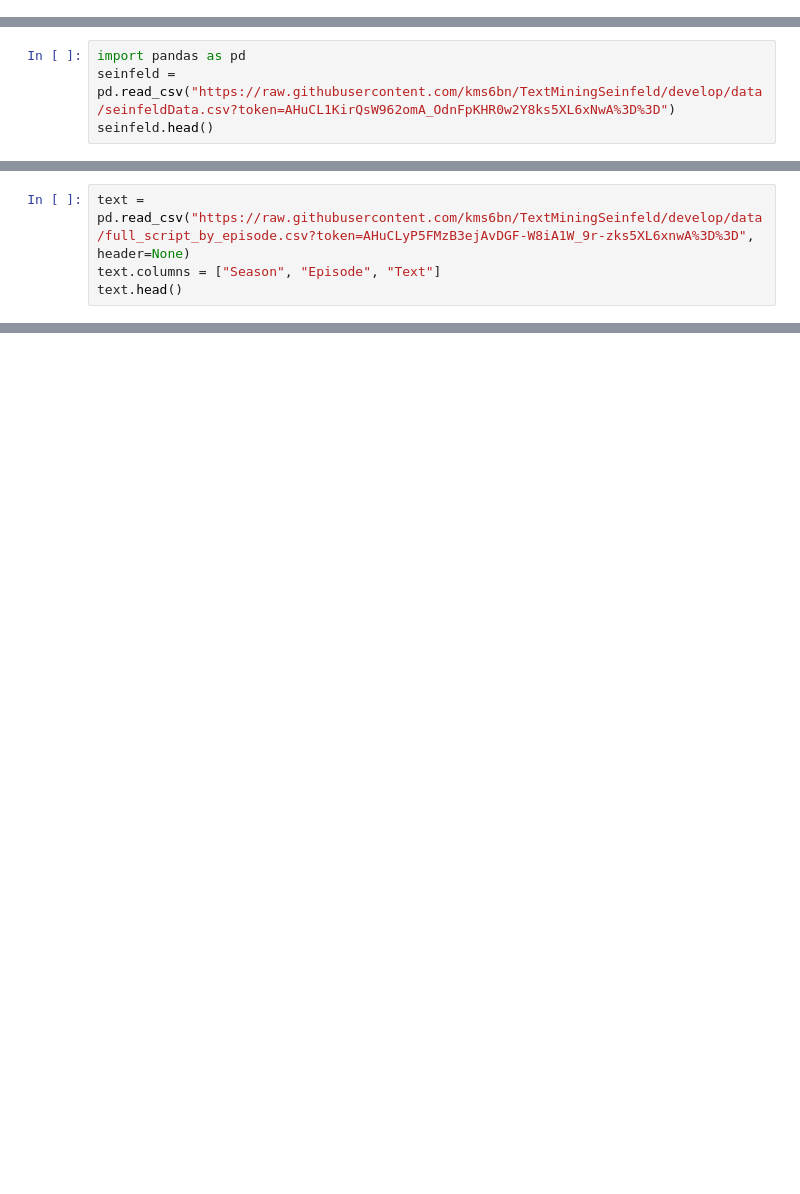
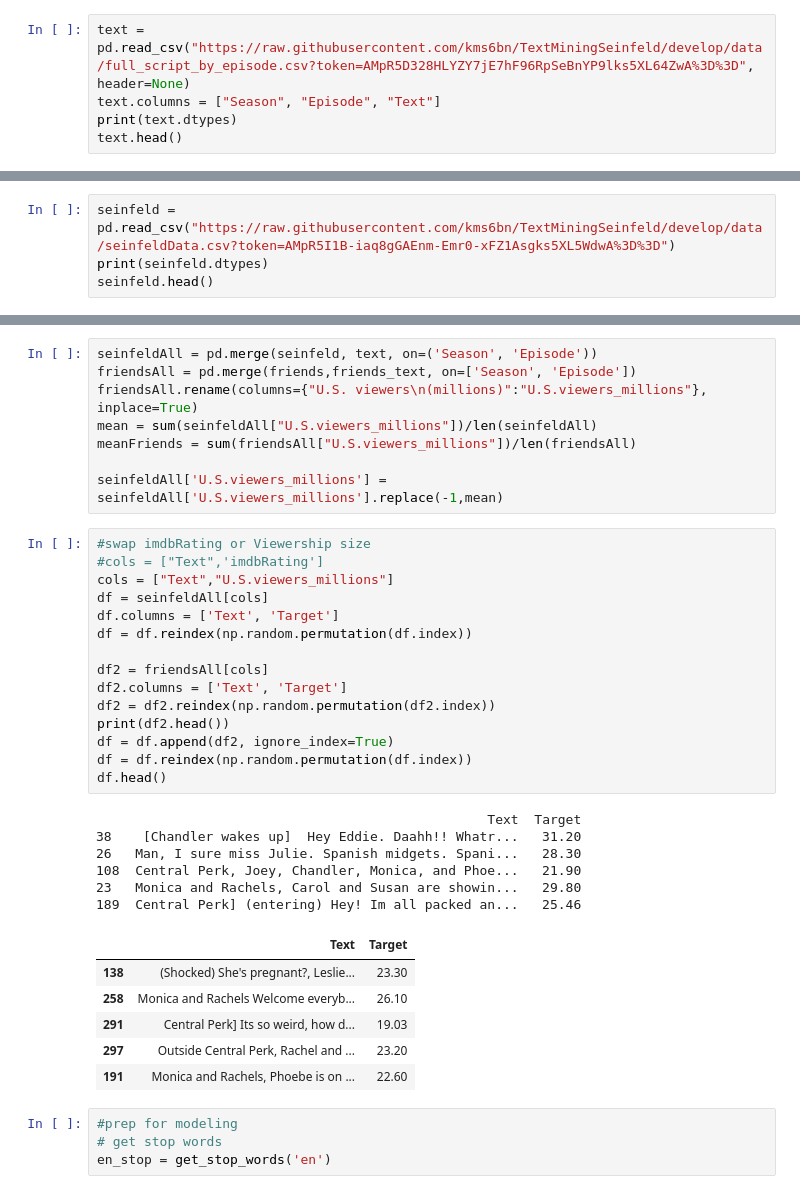
Before and after one commit to kms6bn/TextMiningSeinfeld, a Jupyter notebook: notebooks/TextMiningSeinfeld.ipynb, the cells around one changed output, grey strips where cells are left out. Drawn from its saved outputs; the diff is of its cells as text; blank space fills up the shorter version.

```diff
--- a/notebooks/TextMiningSeinfeld.ipynb
+++ b/notebooks/TextMiningSeinfeld.ipynb
@@ -6,0 +31,5 @@ sc
+# %%
+text = pd.read_csv("https://raw.githubusercontent.com/kms6bn/TextMiningSeinfeld/develop/data/full_script_by_episode.csv?token=AMpR5D328HLYZY7jE7hF96RpSeBnYP9lks5XL64ZwA%3D%3D", header=None)
+text.columns = ["Season", "Episode", "Text"]
+print(text.dtypes)
+text.head()
@@ -7,5 +47,5 @@ sc
 # %%
-import pandas as pd
-seinfeld = pd.read_csv("https://raw.githubusercontent.com/kms6bn/TextMiningSeinfeld/develop/data/seinfeldData.csv?token=AHuCL1KirQsW962omA_OdnFpKHR0w2Y8ks5XL6xNwA%3D%3D")
+seinfeld = pd.read_csv("https://raw.githubusercontent.com/kms6bn/TextMiningSeinfeld/develop/data/seinfeldData.csv?token=AMpR5I1B-iaq8gGAEnm-Emr0-xFZ1Asgks5XL5WdwA%3D%3D")
+print(seinfeld.dtypes)
 seinfeld.head()
 # %% [output]
@@ -15,7 +68,3 @@ seinfeld.head()
 | 2 | 1 | 1990-06-07 | 2 | 7.7 | The Robbery | 3 | 3 | Tom Cherones | Matt Goldman | ... |
 | 3 | 1 | 1990-06-14 | 3 | 7.6 | Male Unbonding | 4 | 4 | Tom Cherones | Larry David & Jerry Seinfeld | ... |
 | 4 | 1 | 1990-06-21 | 4 | 7.7 | The Stock Tip | 5 | 5 | Tom Cherones | Larry David & Jerry Seinfeld | ... |
-# %%
-text = pd.read_csv("https://raw.githubusercontent.com/kms6bn/TextMiningSeinfeld/develop/data/full_script_by_episode.csv?token=AHuCLyP5FMzB3ejAvDGF-W8iA1W_9r-zks5XL6xnwA%3D%3D", header=None)
-text.columns = ["Season", "Episode", "Text"]
-text.head()
@@ -235,0 +71,40 @@ ldamodel.print_topics(num_topics=20, num_words=10)
+# %%
+seinfeldAll = pd.merge(seinfeld, text, on=('Season', 'Episode'))
+friendsAll = pd.merge(friends,friends_text, on=['Season', 'Episode'])
+friendsAll.rename(columns={"U.S. viewers\n(millions)":"U.S.viewers_millions"}, inplace=True)
+mean = sum(seinfeldAll["U.S.viewers_millions"])/len(seinfeldAll)
+meanFriends = sum(friendsAll["U.S.viewers_millions"])/len(friendsAll)
+
+seinfeldAll['U.S.viewers_millions'] = seinfeldAll['U.S.viewers_millions'].replace(-1,mean)
+# %%
+#swap imdbRating or Viewership size
+#cols = ["Text",'imdbRating']
+cols = ["Text","U.S.viewers_millions"]
+df = seinfeldAll[cols]
+df.columns = ['Text', 'Target']
+df = df.reindex(np.random.permutation(df.index))
+
+df2 = friendsAll[cols]
+df2.columns = ['Text', 'Target']
+df2 = df2.reindex(np.random.permutation(df2.index))
+print(df2.head())
+df = df.append(df2, ignore_index=True)
+df = df.reindex(np.random.permutation(df.index))
+df.head()
+# %% [output]
+                                                  Text  Target
+38    [Chandler wakes up]  Hey Eddie. Daahh!! Whatr...   31.20
+26   Man, I sure miss Julie. Spanish midgets. Spani...   28.30
+108  Central Perk, Joey, Chandler, Monica, and Phoe...   21.90
+23   Monica and Rachels, Carol and Susan are showin...   29.80
+189  Central Perk] (entering) Hey! Im all packed an...   25.46
+|  | Text | Target |
+| 138 | (Shocked) She's pregnant?, Leslie... | 23.30 |
+| 258 | Monica and Rachels Welcome everyb... | 26.10 |
+| 291 | Central Perk] Its so weird, how d... | 19.03 |
+| 297 | Outside Central Perk, Rachel and ... | 23.20 |
+| 191 | Monica and Rachels, Phoebe is on ... | 22.60 |
+# %%
+#prep for modeling
+# get stop words
+en_stop = get_stop_words('en')
```
Also changed, not shown: parts of 29 cells of this notebook.
